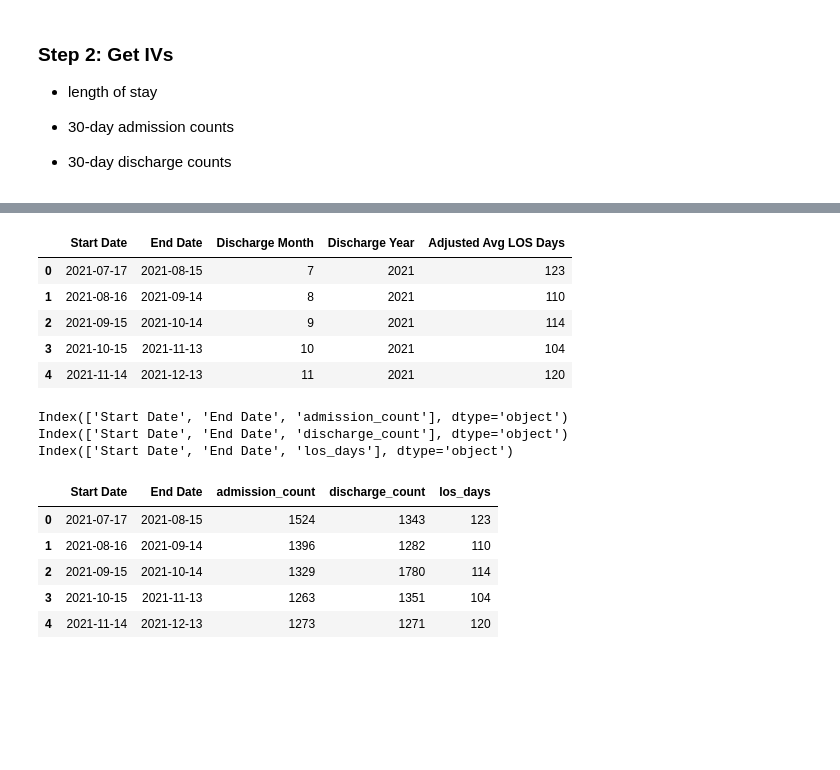
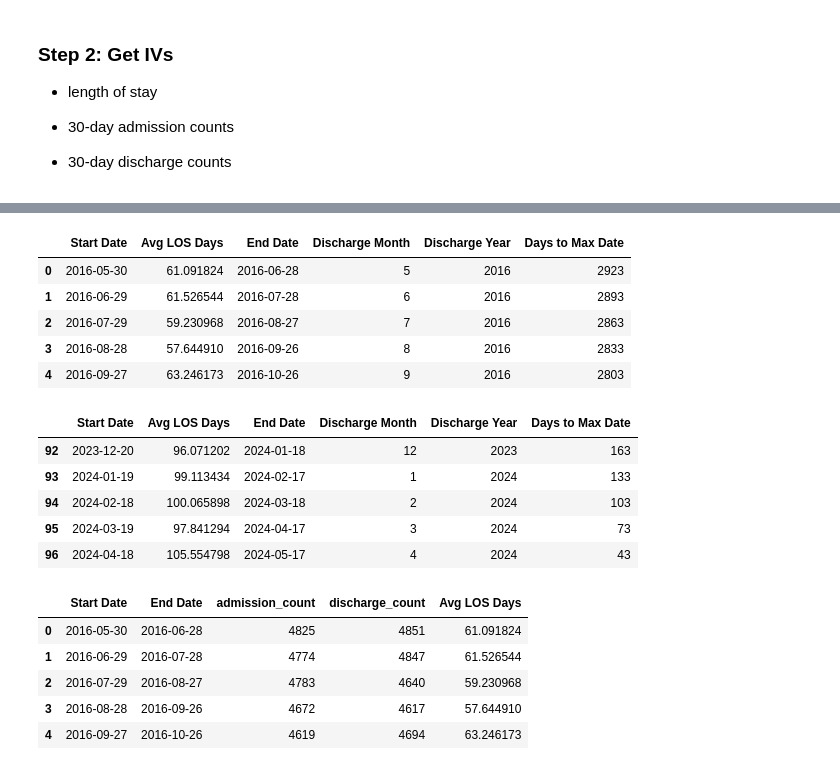
Before and after one commit to DataCollaborativeForJustice/DOC_Jail_Population_Timeseries, a Jupyter notebook: Scripts/01_get_data.ipynb, the cells around one changed output, grey strips where cells are left out. Cells and saved outputs as stored; diff of their text form; code cells hidden in the pictures; blank space fills up the shorter version.

```diff
--- a/Scripts/01_get_data.ipynb
+++ b/Scripts/01_get_data.ipynb
@@ -40,10 +41,10 @@ adp_df['snapshot_date'] = pd.to_datetime(adp_df['snapshot_date'])
 #get latest snapshot date
 max_date = adp_df['snapshot_date'].max()
 #aggregate to 30 day periods
-interval_data = adp_df.resample('30D', on='snapshot_date',origin = max_date,closed='right',label = 'right').mean().round().fillna(0).reset_index()
-interval_data = interval_data.rename(columns = {'snapshot_date':'End Date','Total Population':'ADP'})
-interval_data['Start Date'] = interval_data['End Date'] - pd.to_timedelta(29, unit='D')
+_30day_interval_data = adp_df.resample('30D', on='snapshot_date',origin = max_date,closed='right',label = 'right').mean().round().fillna(0).reset_index()
+_30day_interval_data = _30day_interval_data.rename(columns = {'snapshot_date':'End Date','Total Population':'ADP'})
+_30day_interval_data['Start Date'] = _30day_interval_data['End Date'] - pd.to_timedelta(29, unit='D')
 
-interval_data.head()
+_30day_interval_data.head()
 # %% [output]
 |  | End Date | race_A | race_B | race_I | race_O | race_U | race_W | gender_F | gender_Gender Unknown | ... |
@@ -56,6 +89,8 @@ interval_data.head()
 # %%
 #lets only look at the total population
-_30day_pop_tot = interval_data[['Start Date','End Date','ADP']]
-
+_30day_pop_tot = _30day_interval_data[['Start Date','End Date','ADP']]
+daily_pop = adp_df[['snapshot_date','Total Population']]
 #save to csv to use in other scripts
+daily_pop.to_csv("../Data/daily_pop.csv")
+_7day_pop_tot.to_csv("../Data/_7_day_adp.csv")
 _30day_pop_tot.to_csv("../Data/_30_day_adp.csv")
@@ -119,40 +172,35 @@ dis_df.head()
 # %%
 #test los function
-los_df = get_los_data(first_st_date_adp)
-los_df.head()
+_30_day_los_df = get_los_data(first_st_date_adp,30)
+_30_day_los_df.head()
 # %% [output]
-|  | Start Date | End Date | Discharge Month | Discharge Year | Adjusted Avg LOS Days |
-| 0 | 2021-07-17 | 2021-08-15 | 7 | 2021 | 123 |
-| 1 | 2021-08-16 | 2021-09-14 | 8 | 2021 | 110 |
-| 2 | 2021-09-15 | 2021-10-14 | 9 | 2021 | 114 |
-| 3 | 2021-10-15 | 2021-11-13 | 10 | 2021 | 104 |
-| 4 | 2021-11-14 | 2021-12-13 | 11 | 2021 | 120 |
+|  | Start Date | Avg LOS Days | End Date | Discharge Month | Discharge Year | Days to Max Date |
+| 0 | 2016-05-30 | 61.091824 | 2016-06-28 | 5 | 2016 | 2923 |
+| 1 | 2016-06-29 | 61.526544 | 2016-07-28 | 6 | 2016 | 2893 |
+| 2 | 2016-07-29 | 59.230968 | 2016-08-27 | 7 | 2016 | 2863 |
+| 3 | 2016-08-28 | 57.644910 | 2016-09-26 | 8 | 2016 | 2833 |
+| 4 | 2016-09-27 | 63.246173 | 2016-10-26 | 9 | 2016 | 2803 |
-# %%
-#rename column names in both dfs
-admit_df = admit_df.rename(columns = {'Adjusted Admission Count': 'admission_count'})
-admit_df = admit_df.drop(columns = ['Days to Max Date','Year','Month'])
-dis_df = dis_df.rename(columns = {'Adjusted Discharge Count': 'discharge_count'})
-dis_df = dis_df.drop(columns = ['Days to Max Date','Year','Month'])
-los_df = los_df.rename(columns = {'Adjusted Avg LOS Days': 'los_days'})
-los_df = los_df.drop(columns = ['Discharge Year', 'Discharge Month'])
-
-print(admit_df.columns)
-print(dis_df.columns)
-print(los_df.columns)
-# %% [output]
-Index(['Start Date', 'End Date', 'admission_count'], dtype='object')
-Index(['Start Date', 'End Date', 'discharge_count'], dtype='object')
-Index(['Start Date', 'End Date', 'los_days'], dtype='object')
+# %%
+_30_day_los_df.tail()
+# %% [output]
+|  | Start Date | Avg LOS Days | End Date | Discharge Month | Discharge Year | Days to Max Date |
+| 92 | 2023-12-20 | 96.071202 | 2024-01-18 | 12 | 2023 | 163 |
+| 93 | 2024-01-19 | 99.113434 | 2024-02-17 | 1 | 2024 | 133 |
+| 94 | 2024-02-18 | 100.065898 | 2024-03-18 | 2 | 2024 | 103 |
+| 95 | 2024-03-19 | 97.841294 | 2024-04-17 | 3 | 2024 | 73 |
+| 96 | 2024-04-18 | 105.554798 | 2024-05-17 | 4 | 2024 | 43 |
 # %%
 #join to one dataframe and store as csv
-joined_ivs_df = admit_df.merge(dis_df, left_on = ['Start Date','End Date'], right_on = ['Start Date','End Date'])
-joined_ivs_df = joined_ivs_df.merge(los_df, left_on = ['Start Date','End Date'], right_on = ['Start Date','End Date'])
-joined_ivs_df.head()
+_30day_joined_ivs_df = _30day_admit_df[['Start Date','End Date','admission_count']].merge(_30day_dis_df[['Start Date','End Date','discharge_count']],
+                                                                                left_on = ['Start Date','End Date'], right_on = ['Start Date','End Date'])
+_30day_joined_ivs_df = _30day_joined_ivs_df.merge(_30_day_los_df[['Start Date','End Date','Avg LOS Days']],
+                                    left_on = ['Start Date','End Date'], right_on = ['Start Date','End Date'])
+_30day_joined_ivs_df.head()
 # %% [output]
-|  | Start Date | End Date | admission_count | discharge_count | los_days |
-| 0 | 2021-07-17 | 2021-08-15 | 1524 | 1343 | 123 |
-| 1 | 2021-08-16 | 2021-09-14 | 1396 | 1282 | 110 |
-| 2 | 2021-09-15 | 2021-10-14 | 1329 | 1780 | 114 |
-| 3 | 2021-10-15 | 2021-11-13 | 1263 | 1351 | 104 |
-| 4 | 2021-11-14 | 2021-12-13 | 1273 | 1271 | 120 |
+|  | Start Date | End Date | admission_count | discharge_count | Avg LOS Days |
+| 0 | 2016-05-30 | 2016-06-28 | 4825 | 4851 | 61.091824 |
+| 1 | 2016-06-29 | 2016-07-28 | 4774 | 4847 | 61.526544 |
+| 2 | 2016-07-29 | 2016-08-27 | 4783 | 4640 | 59.230968 |
+| 3 | 2016-08-28 | 2016-09-26 | 4672 | 4617 | 57.644910 |
+| 4 | 2016-09-27 | 2016-10-26 | 4619 | 4694 | 63.246173 |
 # %%
```
Also changed, not shown: parts of 26 cells of this notebook, 58 other files.
